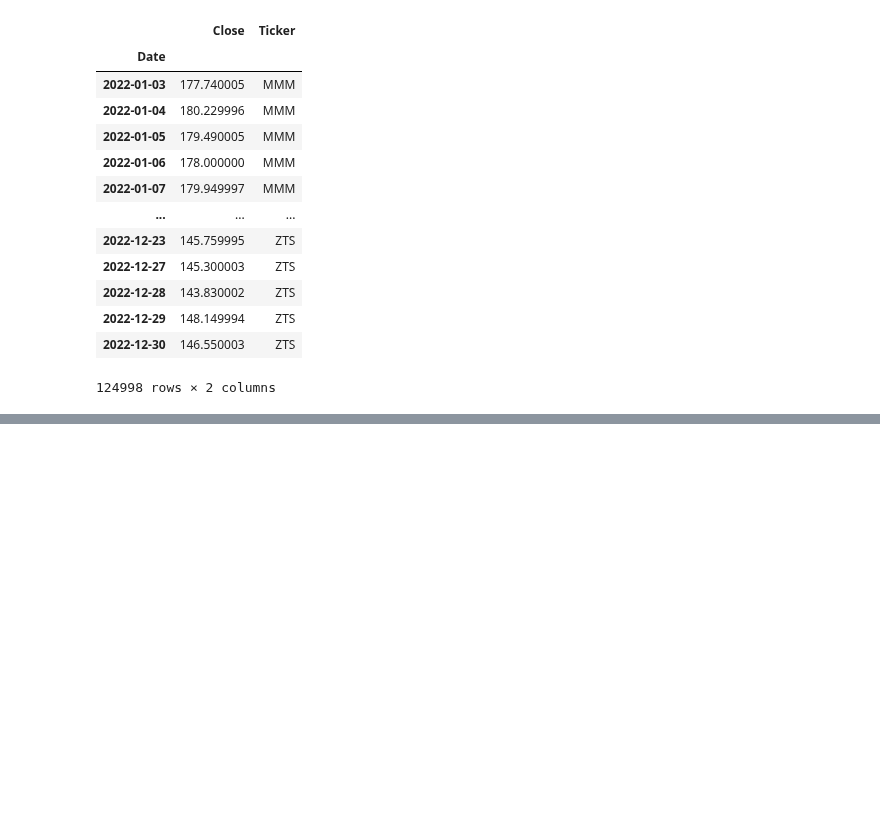
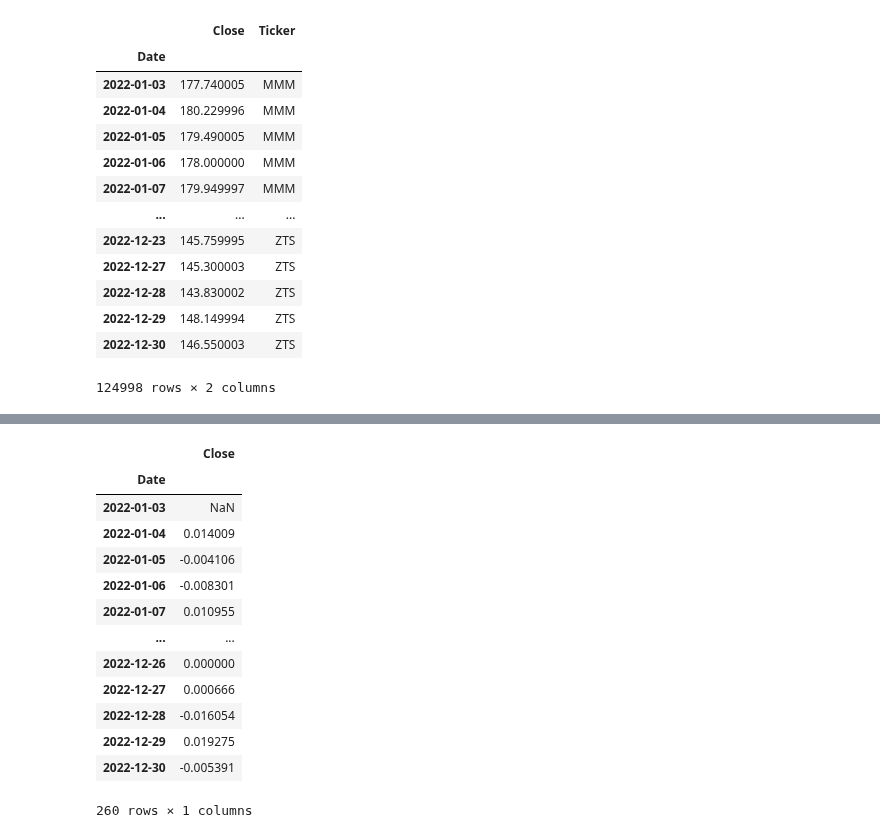
Before and after one commit to ktongk/BTT-JPMC-1, a Jupyter notebook: Anna/XGBOOST.ipynb, the cells around one changed output, grey strips where cells are left out. Drawn from its saved outputs; the diff is of its cells as text; code cells hidden in the pictures; blank space fills up the shorter version.

```diff
--- a/Anna/XGBOOST.ipynb
+++ b/Anna/XGBOOST.ipynb
@@ -497,0 +529,18 @@ TypeError: cannot perform __truediv__ with this index type: DatetimeArray
+# %%
+pct = MMM1.ffill().pct_change()
+pct
+# %% [output]
+|  | Close |
+| Date |  |
+| 2022-01-03 | NaN |
+| 2022-01-04 | 0.014009 |
+| 2022-01-05 | -0.004106 |
+| 2022-01-06 | -0.008301 |
+| 2022-01-07 | 0.010955 |
+| ... | ... |
+| 2022-12-26 | 0.000000 |
+| 2022-12-27 | 0.000666 |
+| 2022-12-28 | -0.016054 |
+| 2022-12-29 | 0.019275 |
+| 2022-12-30 | -0.005391 |
+260 rows × 1 columns
```
Also changed, not shown: parts of 3 cells of this notebook.
